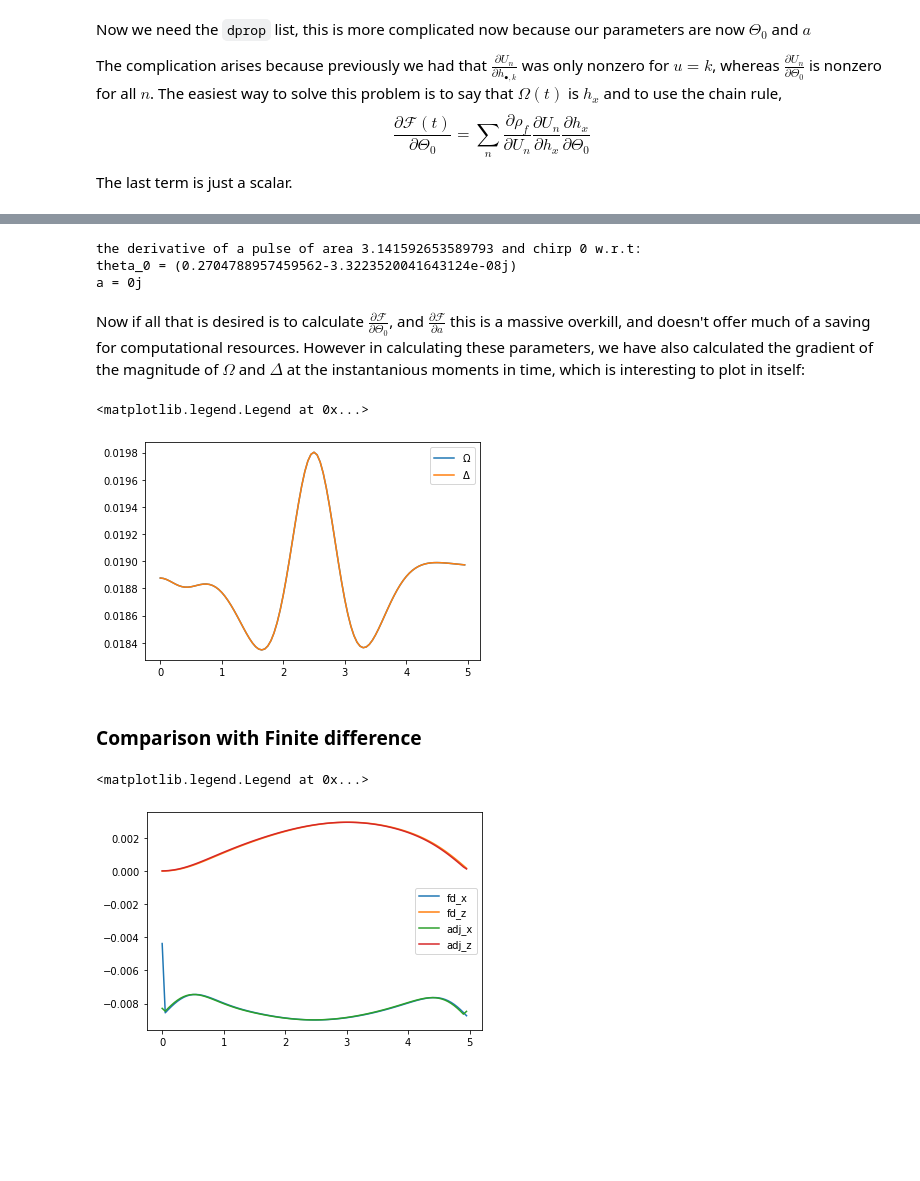
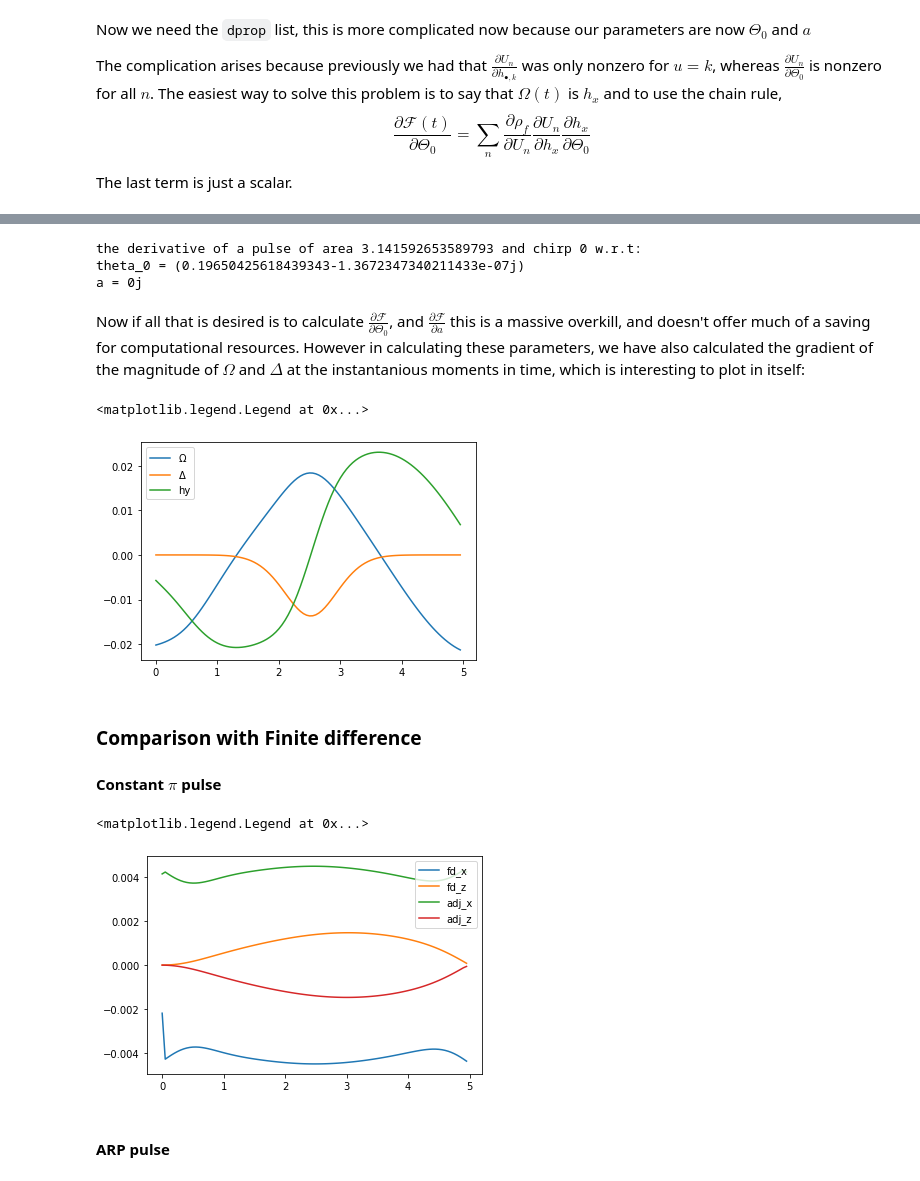
Before and after one commit to tempoCollaboration/OQuPy, a Jupyter notebook: tutorials/gradients_introduction.ipynb, the cells around one changed output, grey strips where cells are left out. Drawn from its saved outputs; the diff is of its cells as text; code cells hidden in the pictures; blank space fills up the shorter version.

```diff
--- a/tutorials/gradients_introduction.ipynb
+++ b/tutorials/gradients_introduction.ipynb
@@ -373,8 +348,8 @@ tau_0=0.5
 t_0=2.5
 # %%
 def delta(t):
-    delta = -a*(t-t_0) / (a**2+tau_0**4)
-    return delta
+    # delta = -a*(t-t_0) / (a**2+tau_0**4)
+    return np.ones(t.size,dtype='float64')
 
 def omega(t):
     omega = theta_0 / (np.sqrt(2*np.pi * np.sqrt(a**2 + tau_0**2))) \
@@ -448,7 +421,7 @@ gradient_delta = oqupy.gradient(
                 system=arp_system,
                 gradient_dynamics=gradient_arp,
                 process_tensor=process_tensor,
-                dprop_dparam_list=dprop_dpram_derivs_omega,
+                dprop_dparam_list=dprop_dpram_derivs_delta,
                 dprop_times_list=dprop_dpram_times)
 
 
@@ -462,3 +435,23 @@ Elapsed time: 5.5s
+# %%
+dprop_dpram_derivs_delta = []
+for i in range(dprop_dpram_times.size):
+    deriv = dpropagator(
+                        arp_hamiltonian,
+                        dprop_dpram_times[i],
+                        process_tensor.dt,
+                        op=0.5*oqupy.operators.sigma('y'),
+                        h = 10**(-6))
+    dprop_dpram_derivs_delta.append(deriv)
+
+hy_grad = oqupy.gradient(
+                system=arp_system,
+                gradient_dynamics=gradient_arp,
+                process_tensor=process_tensor,
+                dprop_dparam_list=dprop_dpram_derivs_delta,
+                dprop_times_list=dprop_dpram_times)
+
+
+hy_derivs = hy_grad.total_derivs
 # %%
 # apply last term of chain rule
 
@@ -473,22 +466,26 @@ print('theta_0 = {}'.format(dF_dTheta_0))
 print('a = {}'.format(dF_da))
 # %% [output]
 the derivative of a pulse of area 3.141592653589793 and chirp 0 w.r.t:
-theta_0 = (0.2704788957459562-3.3223520041643124e-08j)
+theta_0 = (0.19650425618439343-1.3672347340211433e-07j)
 a = 0j
 # %% [markdown]
 Now if all that is desired is to calculate $\frac{\partial\mathcal{F}}{\partial\Theta_0}$, and $\frac{\partial\mathcal{F}}{\partial a}$ this is a massive overkill, and doesn't offer much of a saving for computational resources. However in calculating these parameters, we have also calculated the gradient of the magnitude of $\Omega$ and $\Delta$ at the instantanious moments in time, which is interesting to plot in itself:
 # %%
 omega_gradient = sum_adjacent_elements(omega_derivs)
 delta_gradient = sum_adjacent_elements(delta_derivs)
+hy_gradient = sum_adjacent_elements(hy_derivs)
 
-plt.plot(times,omega_gradient,label=r'$\Omega$')
-plt.plot(times,delta_gradient,label=r'$\Delta$')
+plt.plot(times,omega_gradient.real,label=r'$\Omega$')
+plt.plot(times,delta_gradient.real,label=r'$\Delta$')
+plt.plot(times,hy_gradient.real,label='hy')
 plt.legend()
 # %% [output]
 <matplotlib.legend.Legend at 0x...>
-[figure, old version]
+[figure, new version]
 # %% [markdown]
 ### Comparison with Finite difference
+
+#### Constant $\pi$ pulse
 # %%
 from tqdm.contrib import tenumerate
 
@@ -576,9 +573,9 @@ if generate_finite_differnce_x:
 # %%
 
-deriv_array_x = np.load('deriv_array_x.npy')
-deriv_array_z = np.load('deriv_array_z.npy')
-plt.plot(times,deriv_array_x.real,label='fd_x')
-plt.plot(times,deriv_array_z.real,label='fd_z')
+constant_x = np.load('constant_x.npy')
+constant_z = np.load('constant_z.npy')
+plt.plot(times,constant_x.real,label='fd_x')
+plt.plot(times,constant_z.real,label='fd_z')
 
 plt.plot(times,out_x.real,label='adj_x')
 plt.plot(times,out_z.real,label='adj_z')
@@ -586,4 +583,6 @@ plt.plot(times,out_z.real,label='adj_z')
 plt.legend()
 # %% [output]
 <matplotlib.legend.Legend at 0x...>
-[figure, old version]
+[figure, new version]
+# %% [markdown]
+#### ARP pulse
```
Also changed, not shown: parts of 20 cells of this notebook.
